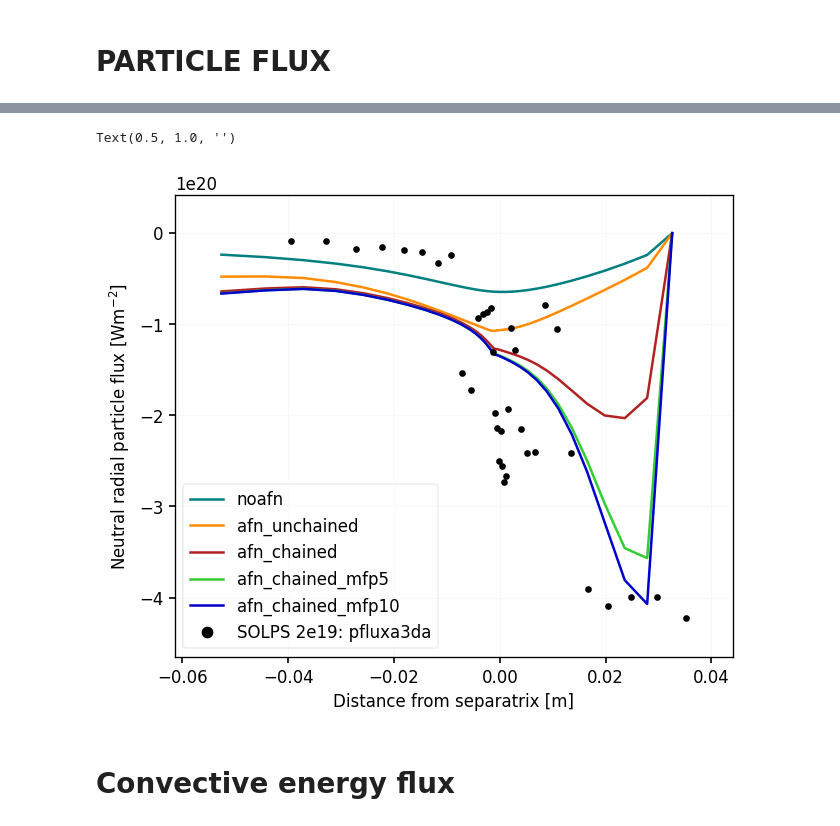
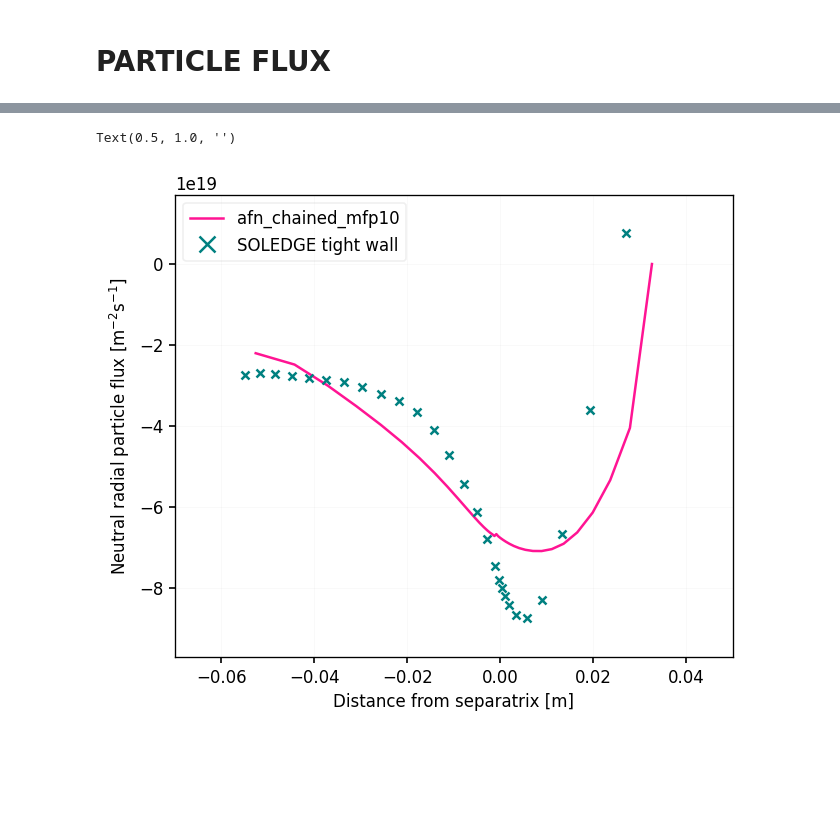
Before and after one commit to mikekryjak/notebooks, a Jupyter notebook: hermes3-solps-soledge/postprocessing/2023-09-28_AFN_chained_performance.ipynb, the cells around one changed output, grey strips where cells are left out. Saved outputs shown, nothing was run; the diff lists cells and outputs as text; code cells hidden in the pictures; blank space fills up the shorter version.

```diff
--- a/hermes3-solps-soledge/postprocessing/2023-09-28_AFN_chained_performance.ipynb
+++ b/hermes3-solps-soledge/postprocessing/2023-09-28_AFN_chained_performance.ipynb
@@ -107,6 +109,7 @@ afn_chained_mfp10
 soledgecases = {
     "tightwall_1e19" : os.path.join(onedrive_path, r"Project\collab\tech\compare_data\soledge_cases\ST40_wallMike_bra_nocore_D_1e19"), # Hermes-3 like wall
     "tightwall_2e19" : os.path.join(onedrive_path, r"Project\collab\tech\compare_data\soledge_cases\ST40_wallMike_bra_nocore_D_2e19"), # Hermes-3 like wall
+    "widewall_2e19_5m" : os.path.join(onedrive_path, r"Project\collab\tech\compare_data\soledge_cases\ST40_wallStd_bra_nocore_D_2e19_5M"),
     "tightwall_3e19" : os.path.join(onedrive_path, r"Project\collab\tech\compare_data\soledge_cases\ST40_wallMike_bra_nocore_D_3e19"), # Hermes-3 like wall
     "widewall_1e19" : os.path.join(onedrive_path, r"Project\collab\tech\compare_data\soledge_cases\ST40_wallStd_bra_nocore_D_1e19"),
     "widewall_2e19" : os.path.join(onedrive_path, r"Project\collab\tech\compare_data\soledge_cases\ST40_wallStd_bra_nocore_D_2e19"),
@@ -224,4 +168,0 @@ dict_keys(['noafn', 'afn_unchained', 'afn_chained', 'afn_chained_mfp5', 'afn_cha
-# %%
-for case in ["noafn", "afn_chained_mfp10"]:
-    print(case)
-    plot_perp_heat_fluxes(casestore[case].ds.isel(t=-1), loc = "integral", ylim=(-0.25, 1.0))
@@ -252,4 +174,0 @@ ax.legend()
-# %%
-for case in ["noafn", "afn_chained_mfp10"]:
-    print(case)
-    plot_perp_heat_fluxes(casestore[case].ds.isel(t=-1), loc = "omp", ylim=(-2e4, 2e4), neutrals_only = True)
@@ -372,0 +543,4 @@ Text(0.5, 1.0, '')
+# %%
+for case in casestore:
+    casestore[case].ds = calculate_radial_fluxes(casestore[case].ds)
+    casestore[case].ds = reverse_pfr_fluxes(casestore[case].ds)
@@ -373,32 +599,49 @@ Text(0.5, 1.0, '')
 # %%
 # ds = casestore["fixTn"].ds.isel(t=-1)
 # d = ds.isel(x=slice(2,-2)).sum("theta")
 # omp = ds.hermesm.select_region("outer_midplane_a").isel(x=slice(2,-2))
 
 # dist = (omp["R"] - omp["R"][ds.metadata["ixseps1"]])
 # ax.plot(dist, omp["hf_perp_tot_R_d"] / (omp["dy"]*omp["dz"]), label = "Hermes-3 Tn=30")
 
 
+
 fig, ax = plt.subplots()
 labels = ['noafn', 'afn_unchained', 'afn_chained', 'afn_chained_mfp5', 'afn_chained_mfp10']
 
-for i, case in enumerate(casestore):
+for i, case in enumerate(["afn_chained_mfp10"]):
 
     ds = casestore[case].ds.isel(t=-1)
     d = ds.isel(x=slice(2,-2)).sum("theta")
     omp = ds.hermesm.select_region("outer_midplane_a").isel(x=slice(2,-2))
     dist = (omp["R"] - omp["R"][ds.metadata["ixseps1"]])
-    ax.plot(dist, omp["pf_perp_diff_R_d"] / (omp["dy"]*omp["dz"]), label = case)
+    ax.plot(dist, omp["pf_perp_diff_R_d"] / (omp["dy"]*omp["dz"]), label = case, color = "deeppink")
+    # ax.plot(dist, omp["pf_perp_diff_R_d"] / (omp["dpol"]*omp["dtor"]), label = case, color = "deeppink")
 
+# ax2 = ax.twinx()
+# ax2.plot(dist, omp["particle_flux_factor_d"])
 
-ax.plot(sp["nsep_2e19"].regions["omp"].index, sp["nsep_2e19"].regions["omp"]["pfluxa3da"] * -1, label = "SOLPS 2e19: pfluxa3da", color = "black", lw=0, marker = "o", ms = 3)
-ax.set_ylabel("Neutral radial particle flux $[Wm^{-2}]$")
+# SOLPS
+# ax.plot(sp["nsep_2e19"].regions["omp"].index, sp["nsep_2e19"].regions["omp"]["pfluxa3da"] * -1, label = "SOLPS wide wall (lo res)", color = "black", lw=0, marker = "o", ms = 3)
+# ax.plot(sp["16x_mc"].regions["omp"].index, sp["16x_mc"].regions["omp"]["pfluxa3da"] * -1, label = "SOLPS wide wall (hi res)", color = "grey", lw=0, marker = "o", ms = 3)
+
+# SOLEDGE
+slc = SOLEDGEcase(path = soledgecases["tightwall_2e19"])
+df = slc.get_1d_radial_data(["vxni", "Nni"])
+df["NVxn"] = df["vxni"] * df["Nni"]
+ax.plot(df["dist"], df["NVxn"], lw=0, marker = "x", ms = 5, markeredgewidth=1.5, label = "SOLEDGE tight wall", c = "teal")
+
+# slc = SOLEDGEcase(path = soledgecases["widewall_2e19"])
+# df = slc.get_1d_radial_data(["vxni", "Nni"])
+# df["NVxn"] = df["vxni"] * df["Nni"]
+# ax.plot(df["dist"], df["NVxn"], lw=0, marker = "x", ms = 5, markeredgewidth=1.5, label = "SOLEDGE wide wall", c = "darkorange")
+
+ax.set_ylabel("Neutral radial particle flux $[m^{-2}s^{-1}]$")
 ax.set_xlabel("Distance from separatrix [m]")
 ax.legend()
-
+ax.set_xlim(-0.07, 0.05)
+# ax.set_ylim(-4.5e20, 1e20)
 ax.set_title("")
 # %% [output]
 Text(0.5, 1.0, '')
-[figure, old version]
+[figure, new version]
-# %% [markdown]
-# Convective energy flux
```
Also changed, not shown: parts of 42 cells of this notebook, 22 other files.
